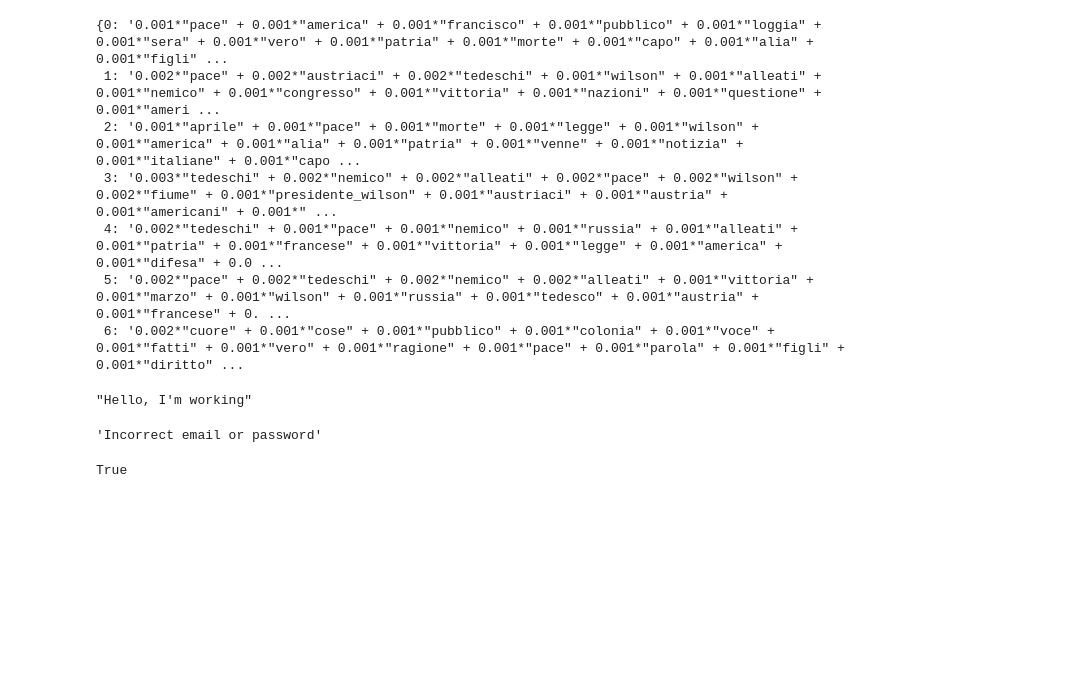
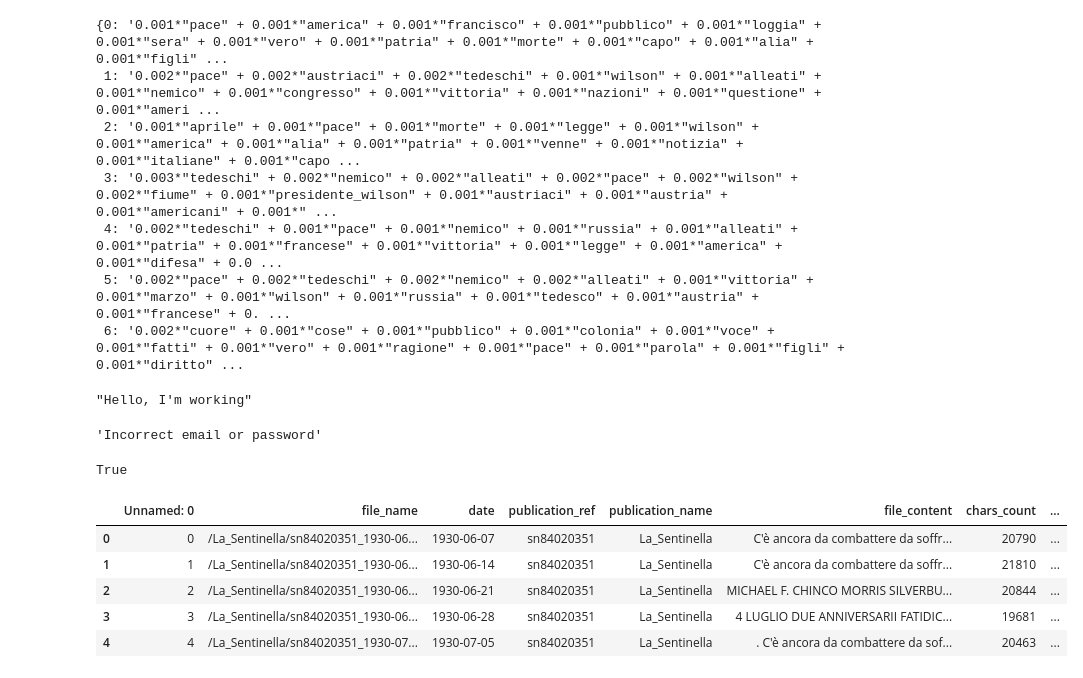
Before and after one commit to MariellaCC/MLOps-TopicModeling, a Jupyter notebook: test.ipynb, the cells around one changed output. Drawn from its saved outputs; the diff is of its cells as text; code cells hidden in the pictures; blank space fills up the shorter version.

```diff
--- a/test.ipynb
+++ b/test.ipynb
@@ -94,3 +95,12 @@ list(b.json().values())[0]
 list(b.json().values())[0] == 'Incorrect email or password'
 # %% [output]
 True
+# %%
+pd.read_csv('subset.csv').head()
+# %% [output]
+|  | Unnamed: 0 | file_name | date | publication_ref | publication_name | file_content | chars_count | ... |
+| 0 | 0 | /La_Sentinella/sn84020351_1930-06... | 1930-06-07 | sn84020351 | La_Sentinella | C'è ancora da combattere da soffr... | 20790 | ... |
+| 1 | 1 | /La_Sentinella/sn84020351_1930-06... | 1930-06-14 | sn84020351 | La_Sentinella | C'è ancora da combattere da soffr... | 21810 | ... |
+| 2 | 2 | /La_Sentinella/sn84020351_1930-06... | 1930-06-21 | sn84020351 | La_Sentinella | MICHAEL F. CHINCO MORRIS SILVERBU... | 20844 | ... |
+| 3 | 3 | /La_Sentinella/sn84020351_1930-06... | 1930-06-28 | sn84020351 | La_Sentinella | 4 LUGLIO DUE ANNIVERSARII FATIDIC... | 19681 | ... |
+| 4 | 4 | /La_Sentinella/sn84020351_1930-07... | 1930-07-05 | sn84020351 | La_Sentinella | . C'è ancora da combattere da sof... | 20463 | ... |
```
Also changed, not shown: parts of 28 cells of this notebook, 9 other files.
